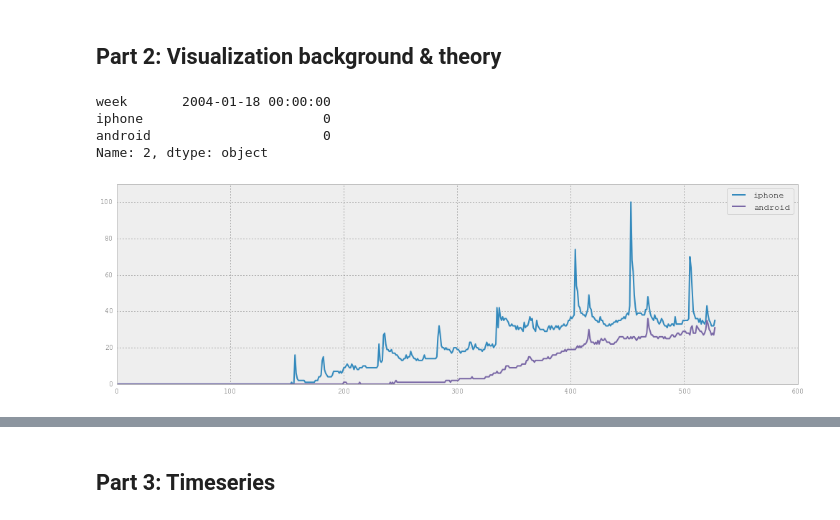
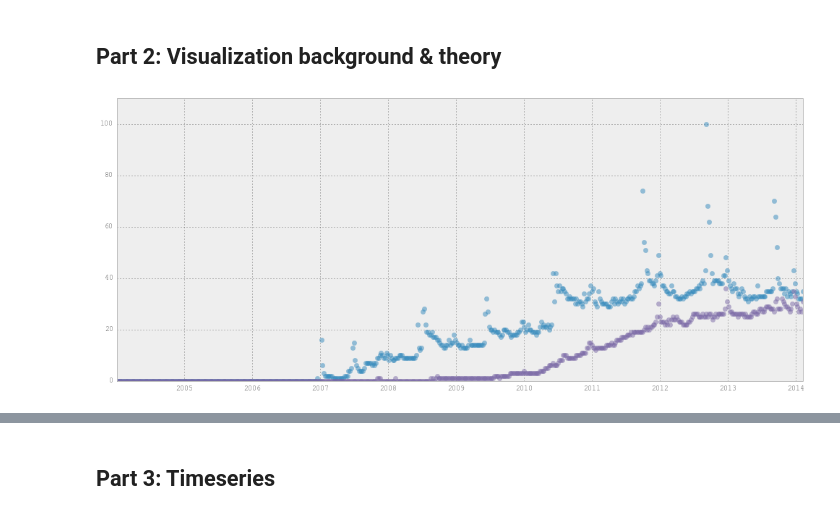
Before and after one commit to alphabits/02806-spring-2014, a Jupyter notebook: assignment-1.ipynb, the cells around one changed output, grey strips where cells are left out. Saved outputs shown, nothing was run; the diff lists cells and outputs as text; code cells hidden in the pictures.

```diff
--- a/assignment-1.ipynb
+++ b/assignment-1.ipynb
@@ -229,6 +234,10 @@ import pandas as pd
 # %%
-trend_data = pd.read_csv('data/iphonevsandroid.csv')
+trend_data = get_csv_file('data/iphonevsandroid.csv')
+headers, trend_data = trend_data[0], trend_data[1:]
 # %%
-def parse_date(date_string):
+date_format = "%Y-%m-%d"
+mpl_date_parser = mpl.dates.strpdate2num(date_format)
+
+def parse_date(date_string, date_parser):
     start_date = date_string.split(' - ')[0]
-    return datetime.strptime(start_date, "%Y-%m-%d")
+    return date_parser(start_date)
@@ -237,15 +243,0 @@ trend_data["week"] = trend_data["week"].apply(parse_date)
-# %%
-trend_data.ix[2]
-# %% [output]
-week       2004-01-18 00:00:00
-iphone                       0
-android                      0
-Name: 2, dtype: object
-# %%
-trend_data.plot(linewidth=2)
-plt.ylim([0, 110])
-plt.gcf().set_size_inches(17, 5)
-#plt.legend( ('iPhone', 'Android'), loc='upper left')
-plt.show()
-# %% [output]
-[figure, removed]
@@ -252 +249,9 @@ plt.show()
+# %%
+for i, data in enumerate(phone_data):
+    plt.plot_date(x=phone_dates, y=data, color=first_default_colors[i], linewidth=2, fmt=".", markersize=12, alpha=0.5)
+
+plt.ylim([0, 110])
+plt.gcf().set_size_inches(17, 7)
+# %% [output]
+[figure, added]
 # %%
```
Also changed, not shown: parts of 22 cells of this notebook, 1 other file.
